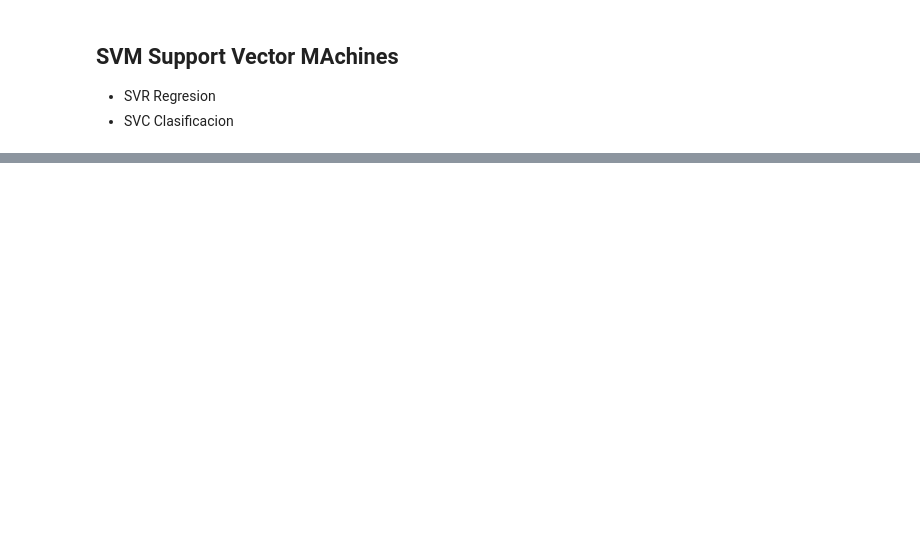
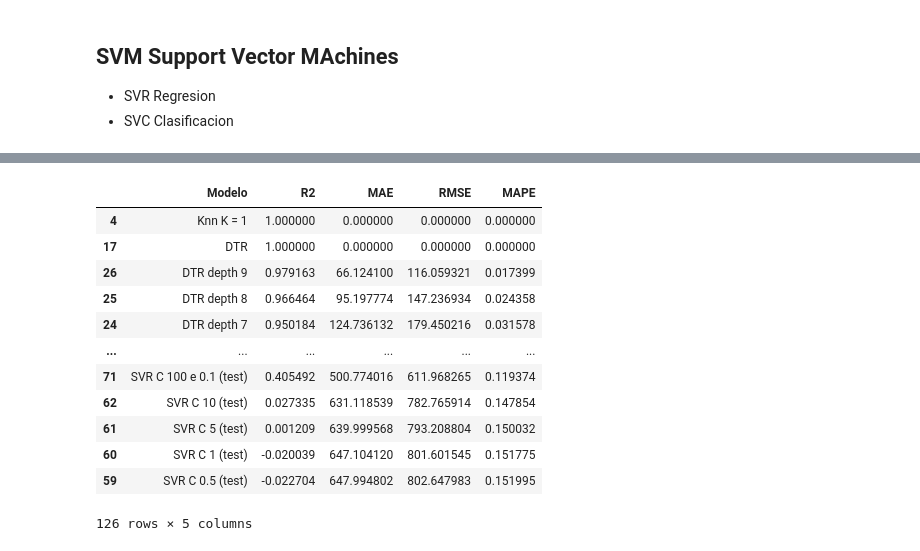
Before and after one commit to ceciorosco/Cecilia-Repositorio, a Jupyter notebook: Modulo 5/Regreciones_Cecilia.ipynb, the cells around one changed output, grey strips where cells are left out. Saved outputs shown, nothing was run; the diff lists cells and outputs as text; code cells hidden in the pictures; blank space fills up the shorter version.

```diff
--- a/Modulo 5/Regreciones_Cecilia.ipynb
+++ b/Modulo 5/Regreciones_Cecilia.ipynb
@@ -746,0 +828,16 @@ df_resultados.sort_values('R2', ascending=False)[df_resultados['Modelo'].str.con
+# %%
+df_resultados.sort_values('R2', ascending=False)
+# %% [output]
+|  | Modelo | R2 | MAE | RMSE | MAPE |
+| 4 | Knn K = 1 | 1.000000 | 0.000000 | 0.000000 | 0.000000 |
+| 17 | DTR | 1.000000 | 0.000000 | 0.000000 | 0.000000 |
+| 26 | DTR depth 9 | 0.979163 | 66.124100 | 116.059321 | 0.017399 |
+| 25 | DTR depth 8 | 0.966464 | 95.197774 | 147.236934 | 0.024358 |
+| 24 | DTR depth 7 | 0.950184 | 124.736132 | 179.450216 | 0.031578 |
+| ... | ... | ... | ... | ... | ... |
+| 71 | SVR C 100 e 0.1 (test) | 0.405492 | 500.774016 | 611.968265 | 0.119374 |
+| 62 | SVR C 10 (test) | 0.027335 | 631.118539 | 782.765914 | 0.147854 |
+| 61 | SVR C 5 (test) | 0.001209 | 639.999568 | 793.208804 | 0.150032 |
+| 60 | SVR C 1 (test) | -0.020039 | 647.104120 | 801.601545 | 0.151775 |
+| 59 | SVR C 0.5 (test) | -0.022704 | 647.994802 | 802.647983 | 0.151995 |
+126 rows × 5 columns
```
Also changed, not shown: parts of 10 cells of this notebook, 1 other file.
